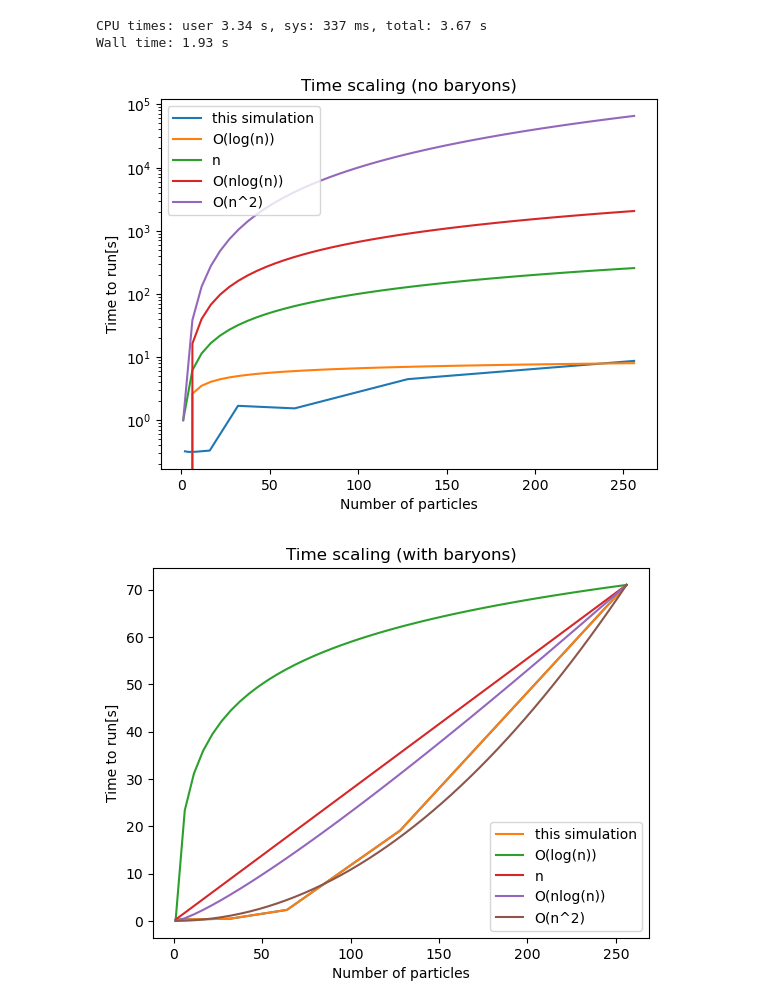
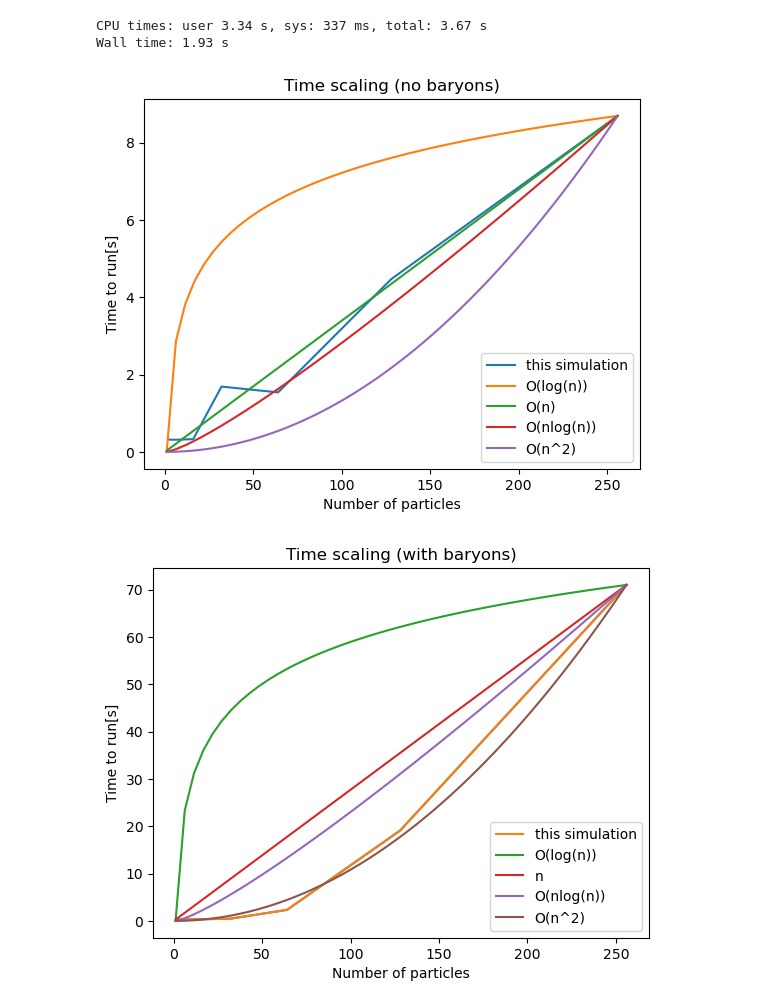
Before and after one commit to eleanorstuart/csci596, a Jupyter notebook: NBody Simulation.ipynb, the cells around one changed output. Saved outputs shown, nothing was run; the diff lists cells and outputs as text; code cells hidden in the pictures.

Commit message:
time complexity plot label

```diff
--- a/NBody Simulation.ipynb
+++ b/NBody Simulation.ipynb
@@ -292,23 +292,24 @@ Wall time: 1.93 s
 # %%
 #Scalability
 particles = [2, 4, 8, 16, 32, 64, 128, 256]
 time = [0.322, 0.315, 0.317, 0.331, 1.69, 1.54, 4.47, 8.69]
 
 plt.title('Time scaling (no baryons)')
 plt.xlabel('Number of particles')
 plt.ylabel('Time to run[s]')
-plt.yscale('log')
+#plt.yscale('log')
 plt.plot(particles, time, label='this simulation')
 
 n = np.linspace(1, 256)
+# scaled all time complexities by a const to make it easier to compare to our simulation
 plt.plot(n, 8.69*np.log2(n)/np.log2(256), label='O(log(n))')
-plt.plot(n, 8.6*n/256, label='n')
-plt.plot(n, 71*n*np.log2(n)/(256*np.log2(256)), label='O(nlog(n))')
-plt.plot(n, 71*n**2/(256**2), label='O(n^2)')
+plt.plot(n, 8.69*n/256, label='O(n)')
+plt.plot(n, 8.69*n*np.log2(n)/(256*np.log2(256)), label='O(nlog(n))')
+plt.plot(n, 8.69*n**2/(256**2), label='O(n^2)')
 plt.legend()
 plt.show()
 # %% [output]
-[figure, old version]
+[figure, new version]
 # %%
 # scalability with interactions:
 #sigma_b_b=0.2
```
